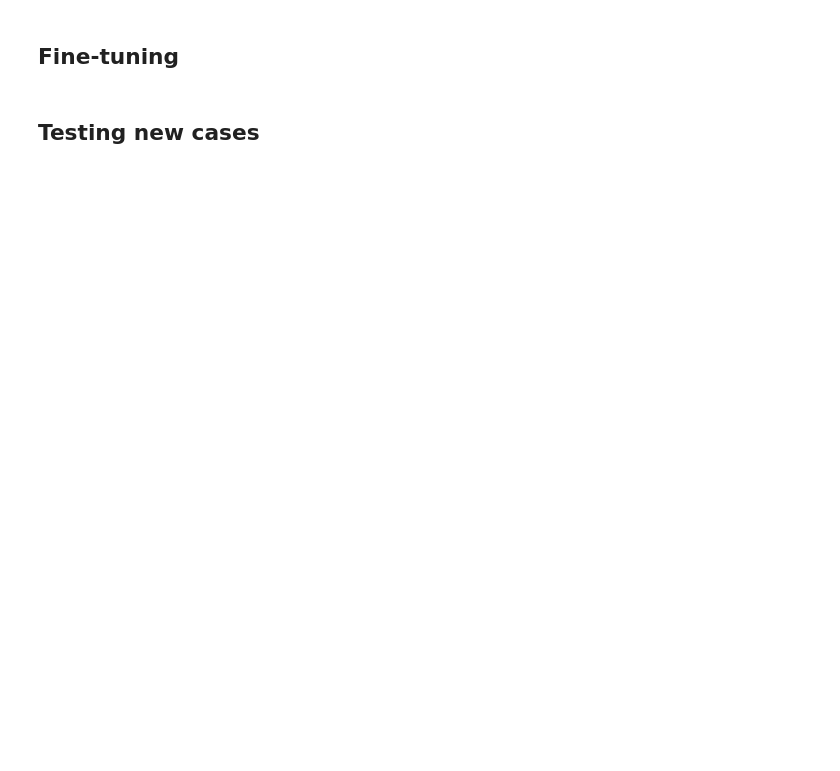
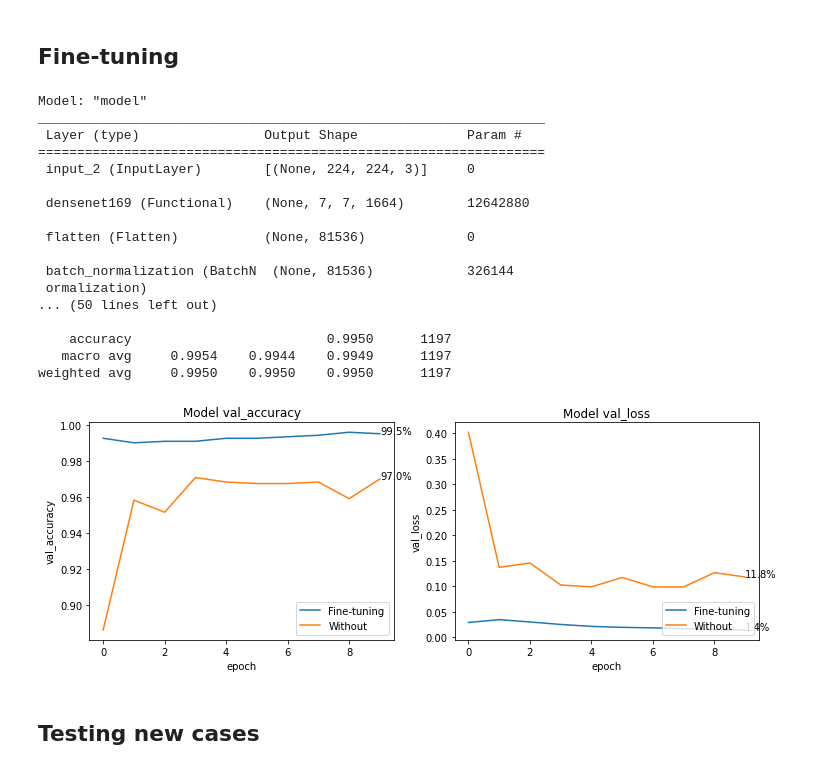
Before and after one commit to SergioRt1/An-analysis-of-diagram-images-on-Git-repositories, a Jupyter notebook: train.ipynb, the cells around one changed output. Saved outputs shown, nothing was run; the diff lists cells and outputs as text; code cells hidden in the pictures; blank space fills up the shorter version.

```diff
--- a/train.ipynb
+++ b/train.ipynb
@@ -430,16 +548,40 @@ Validation process:
 def fine_tuning(model, seed):
     model.trainable = True
     model.compile(loss='categorical_crossentropy',
-                  optimizer=keras.optimizers.Adam(1e-5),
+                  optimizer=keras.optimizers.Adam(4e-6),
                   metrics=['accuracy'])
     X_train, X_val, y_train, y_val = train_test_split(x_full_p, y_full_p, test_size=0.2, random_state=seed)
     model.summary()
-    history = model.fit(X_train, y_train, epochs=10, validation_data=(X_val, y_val), verbose=1)
+    history = model.fit(X_train, y_train, epochs=10, validation_data=(X_val, y_val), verbose=2)
+    report = validate_failed(model, X_val, y_val, False)
+
+    print('\nClassification report:')
+    print(report)
 
     return model, history
 # %%
 fine_tuned_model, fine_tuned_history = fine_tuning(transfer_learning_model, random.randint(1, 1000))
-plot_model_comparison([fine_tuned_history, transfer_learning_history], ['Fine-tuning', 'Without'], 'fine_tuning.png')
+
+plot_model_comparison([[fine_tuned_history], [transfer_learning_history]], ['Fine-tuning', 'Without'], 'fine_tuning.png')
+# %% [output]
+Model: "model"
+_________________________________________________________________
+ Layer (type)                Output Shape              Param #
+=================================================================
+ input_2 (InputLayer)        [(None, 224, 224, 3)]     0
+
+ densenet169 (Functional)    (None, 7, 7, 1664)        12642880
+
+ flatten (Flatten)           (None, 81536)             0
+
+ batch_normalization (BatchN  (None, 81536)            326144
+ ormalization)
+... (50 lines left out)
+
+    accuracy                         0.9950      1197
+   macro avg     0.9954    0.9944    0.9949      1197
+weighted avg     0.9950    0.9950    0.9950      1197
+[figure, added]
 # %%
 fine_tuned_model.save('tuned.h5')
 # %% [markdown]
```
Also changed, not shown: parts of 19 cells of this notebook.
